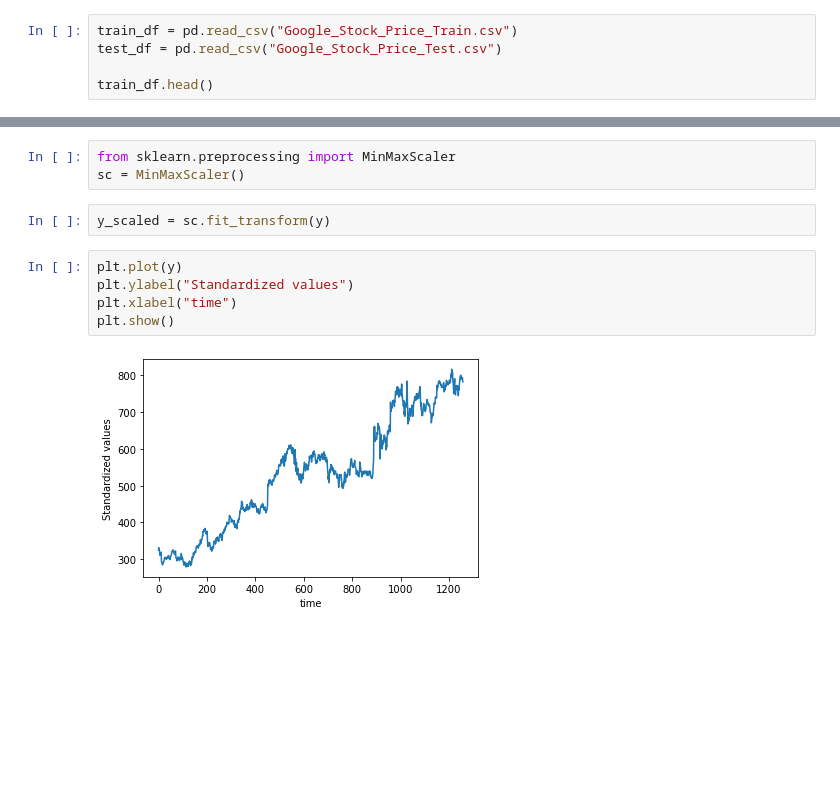
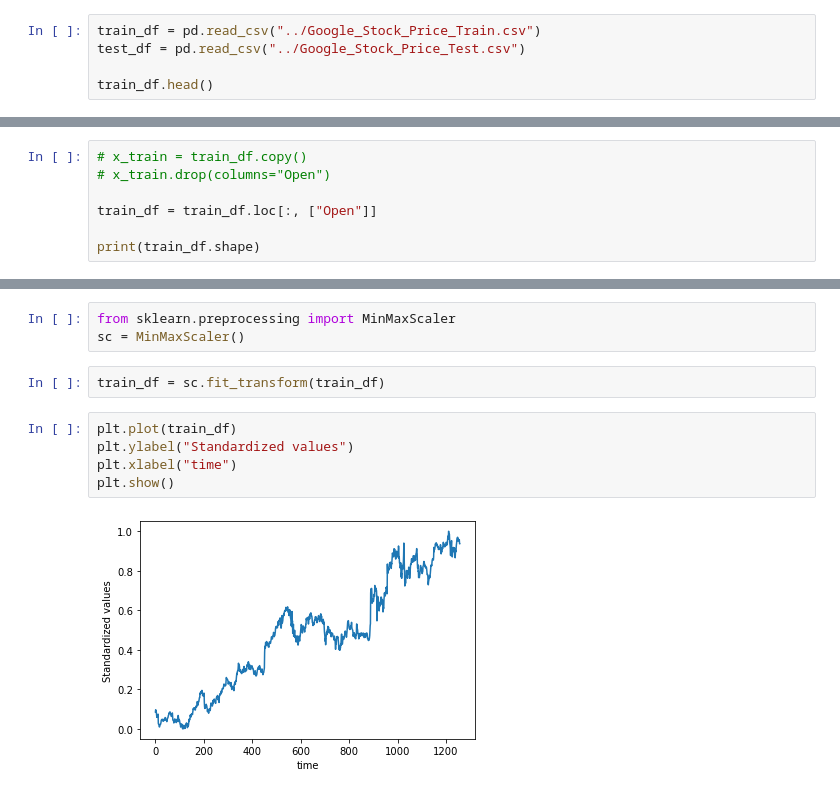
Before and after one commit to adhi22/LP5, a Jupyter notebook: DL new/google stock price.ipynb, the cells around one changed output, grey strips where cells are left out. Saved outputs shown, nothing was run; the diff lists cells and outputs as text; blank space fills up the shorter version.

```diff
--- a/DL new/google stock price.ipynb
+++ b/DL new/google stock price.ipynb
@@ -3,8 +3,8 @@ import numpy as np
 import pandas as pd
 import matplotlib.pyplot as plt
 # %%
-train_df = pd.read_csv("Google_Stock_Price_Train.csv")
-test_df = pd.read_csv("Google_Stock_Price_Test.csv")
+train_df = pd.read_csv("../Google_Stock_Price_Train.csv")
+test_df = pd.read_csv("../Google_Stock_Price_Test.csv")
 
 train_df.head()
 # %% [output]
@@ -63,0 +43,7 @@ y
+# %%
+# x_train = train_df.copy()
+# x_train.drop(columns="Open")
+
+train_df = train_df.loc[:, ["Open"]]
+
+print(train_df.shape)
@@ -67,11 +55,11 @@ y
 from sklearn.preprocessing import MinMaxScaler
 sc = MinMaxScaler()
 # %%
-y_scaled = sc.fit_transform(y)
+train_df = sc.fit_transform(train_df)
 # %%
-plt.plot(y)
+plt.plot(train_df)
 plt.ylabel("Standardized values")
 plt.xlabel("time")
 plt.show()
 # %% [output]
-[figure, old version]
+[figure, new version]
```
Also changed, not shown: parts of 16 cells of this notebook.
